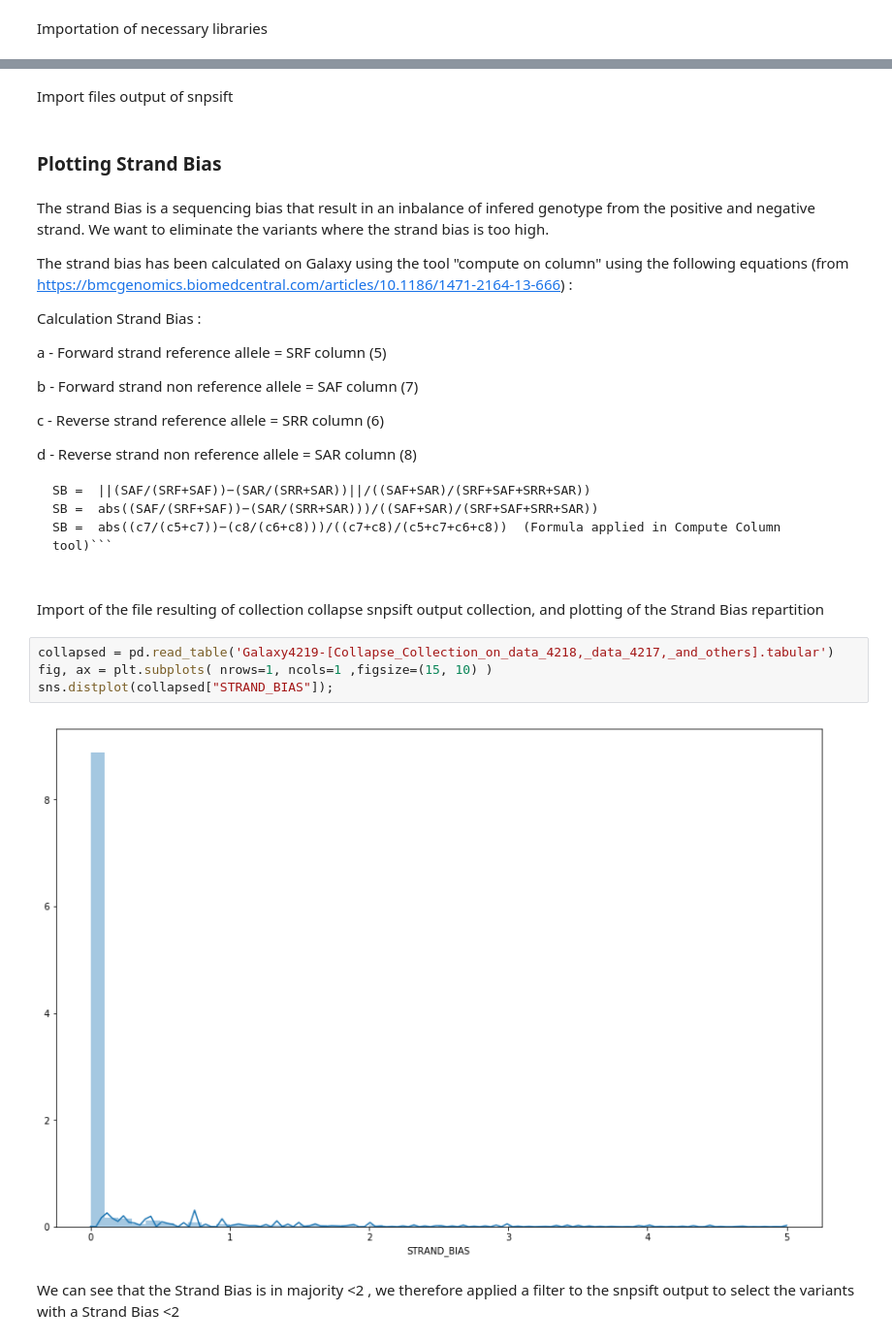
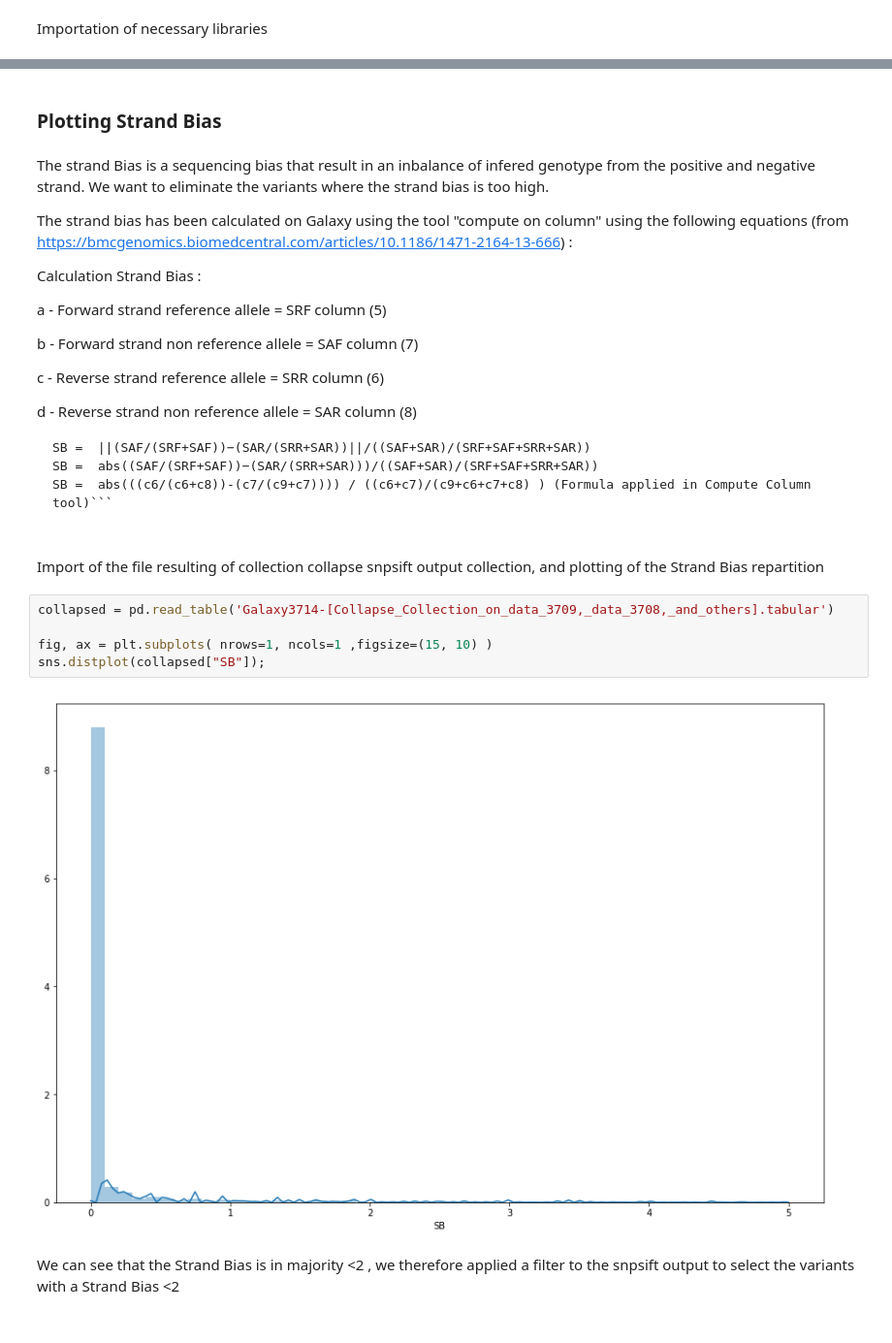
Before and after one commit to nekrut/notebooks, a Jupyter notebook: pa14/IntragenicVar_grouped_by_gene.ipynb, the cells around one changed output, grey strips where cells are left out. Shown at 97% size. Saved outputs shown, nothing was run; the diff lists cells and outputs as text.

````diff
--- a/pa14/IntragenicVar_grouped_by_gene.ipynb
+++ b/pa14/IntragenicVar_grouped_by_gene.ipynb
@@ -84,5 +89,3 @@ import skbio
-# %% [markdown]
-Import files output of snpsift
 # %% [markdown]
 ### Plotting Strand Bias
 # %% [markdown]
@@ -104,15 +107,16 @@ Calculation Strand Bias :
 ``` SB: SB is defined as ∣∣(b/(a+b))−(d/(c+d))∣∣/((b+d)/(a+b+c+d))
 SB =  ∣∣(SAF/(SRF+SAF))−(SAR/(SRR+SAR))∣∣/((SAF+SAR)/(SRF+SAF+SRR+SAR))
 SB =  abs((SAF/(SRF+SAF))−(SAR/(SRR+SAR)))/((SAF+SAR)/(SRF+SAF+SRR+SAR))
-SB =  abs((c7/(c5+c7))−(c8/(c6+c8)))/((c7+c8)/(c5+c7+c6+c8))  (Formula applied in Compute Column tool)```
+SB =  abs(((c6/(c6+c8))-(c7/(c9+c7)))) / ((c6+c7)/(c9+c6+c7+c8) ) (Formula applied in Compute Column tool)```
 # %% [markdown]
 Import of the file resulting of collection collapse snpsift output collection, and plotting of the Strand Bias repartition
 # %%
-collapsed = pd.read_table('Galaxy4219-[Collapse_Collection_on_data_4218,_data_4217,_and_others].tabular')
+collapsed = pd.read_table('Galaxy3714-[Collapse_Collection_on_data_3709,_data_3708,_and_others].tabular')
+
 fig, ax = plt.subplots( nrows=1, ncols=1 ,figsize=(15, 10) )
-sns.distplot(collapsed["STRAND_BIAS"]);
+sns.distplot(collapsed["SB"]);
 # %% [output]
-[figure, old version]
+[figure, new version]
 # %% [markdown]
 We can see that the Strand Bias is in majority <2 , we therefore applied a filter to the snpsift output to select the variants with a Strand Bias <2
 # %% [markdown]
````
Also changed, not shown: parts of 56 cells of this notebook.
